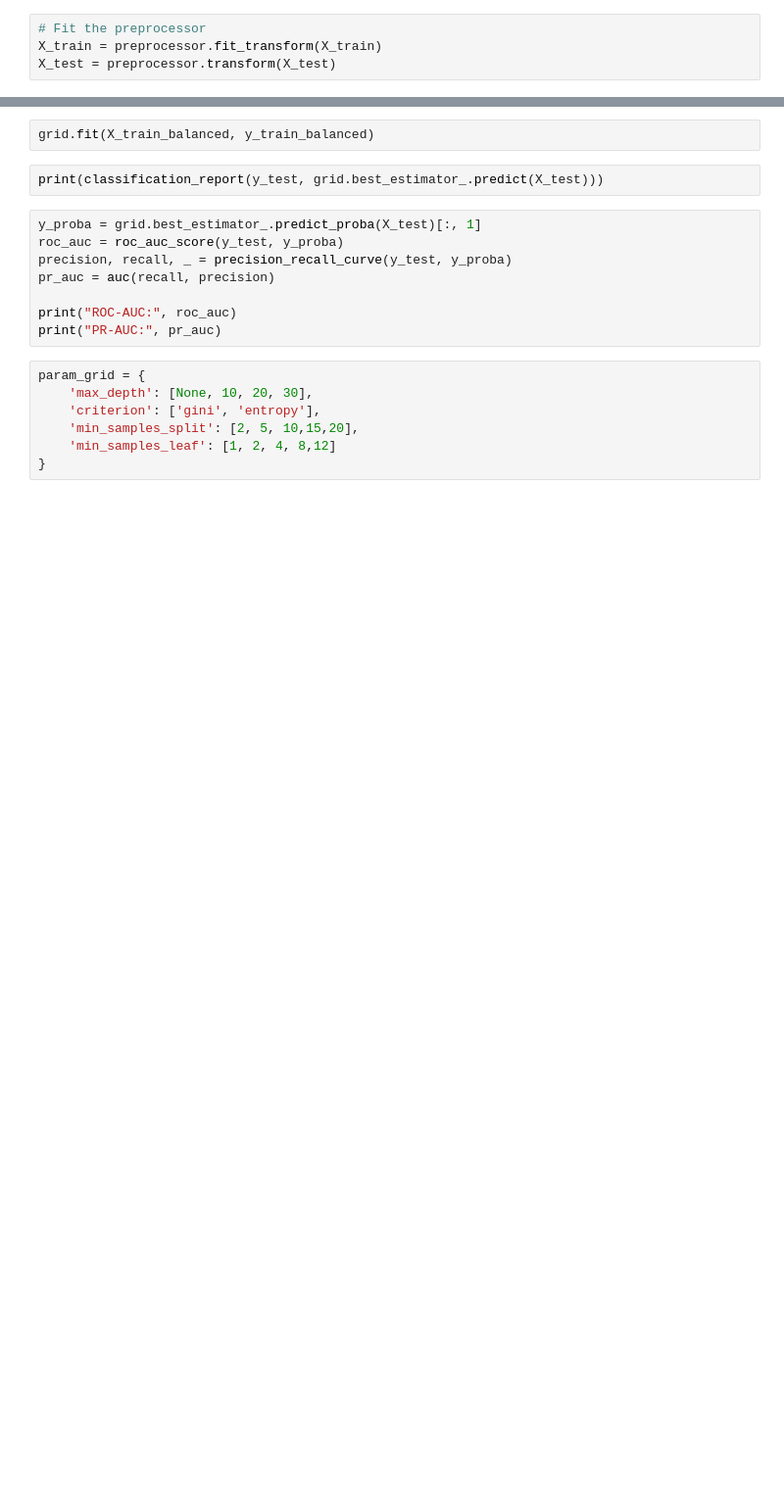
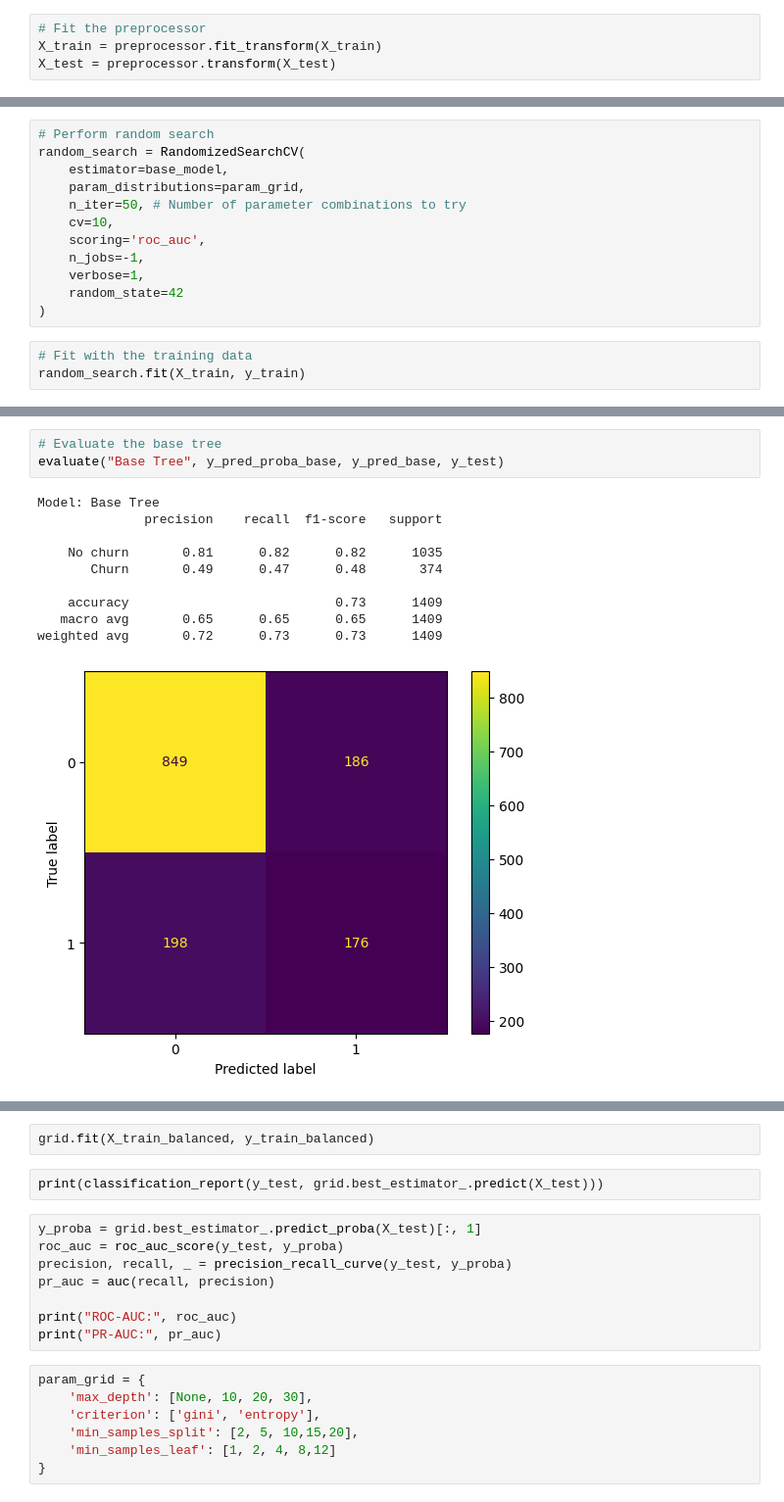
Before and after one commit to SeyedRumaiz/customer-telco-churn, a Jupyter notebook: notebooks/02b_Decision_Tree.ipynb, the cells around one changed output, grey strips where cells are left out. Shown at 98% size. Drawn from its saved outputs; the diff is of its cells as text; blank space fills up the shorter version.

```diff
--- a/notebooks/02b_Decision_Tree.ipynb
+++ b/notebooks/02b_Decision_Tree.ipynb
@@ -251,0 +272,15 @@ Number of nodes in the last tree is 1 with ccp alpha = 0.1377229962026968
+# %%
+# Perform random search
+random_search = RandomizedSearchCV(
+    estimator=base_model,
+    param_distributions=param_grid,
+    n_iter=50, # Number of parameter combinations to try
+    cv=10,
+    scoring='roc_auc',
+    n_jobs=-1,
+    verbose=1,
+    random_state=42
+)
+# %%
+# Fit with the training data
+random_search.fit(X_train, y_train)
@@ -251,0 +551,14 @@ Number of nodes in the last tree is 1 with ccp alpha = 0.1377229962026968
+# %%
+# Evaluate the base tree
+evaluate("Base Tree", y_pred_proba_base, y_pred_base, y_test)
+# %% [output]
+Model: Base Tree
+              precision    recall  f1-score   support
+
+    No churn       0.81      0.82      0.82      1035
+       Churn       0.49      0.47      0.48       374
+
+    accuracy                           0.73      1409
+   macro avg       0.65      0.65      0.65      1409
+weighted avg       0.72      0.73      0.73      1409
+[figure, added]
```
Also changed, not shown: parts of 102 cells of this notebook.
